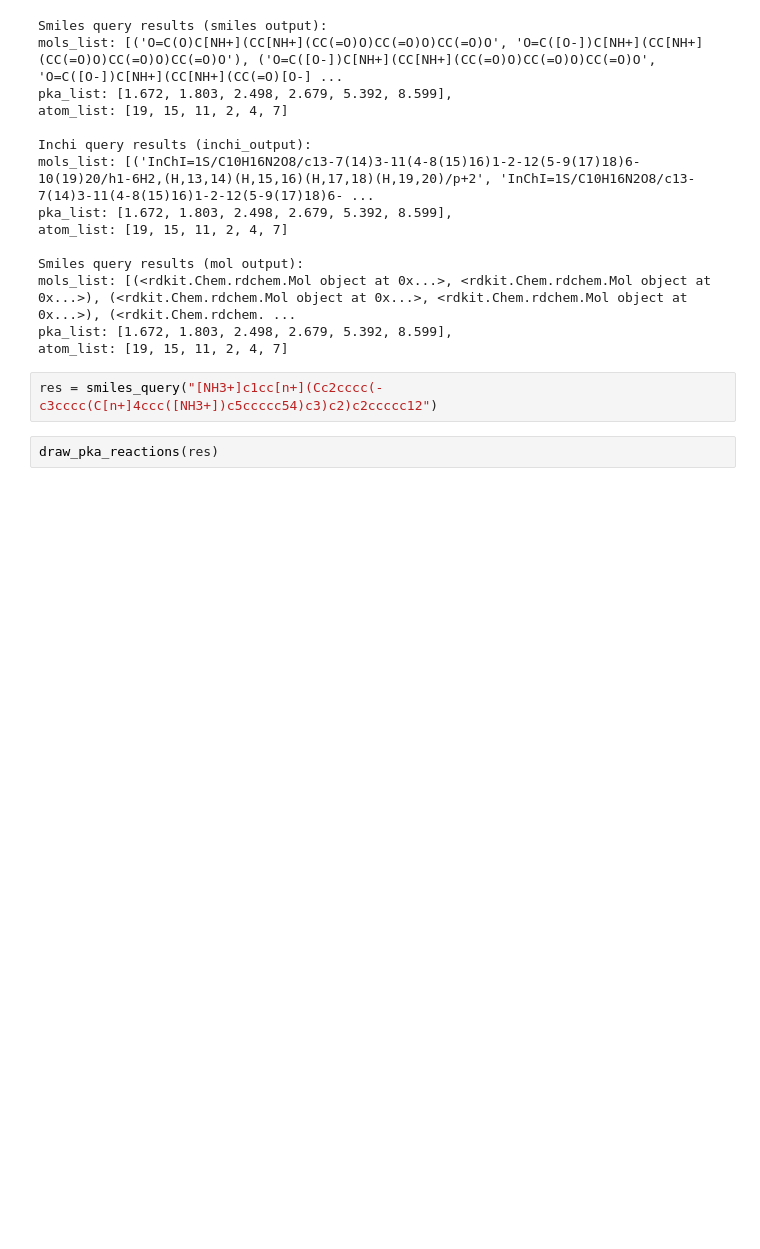
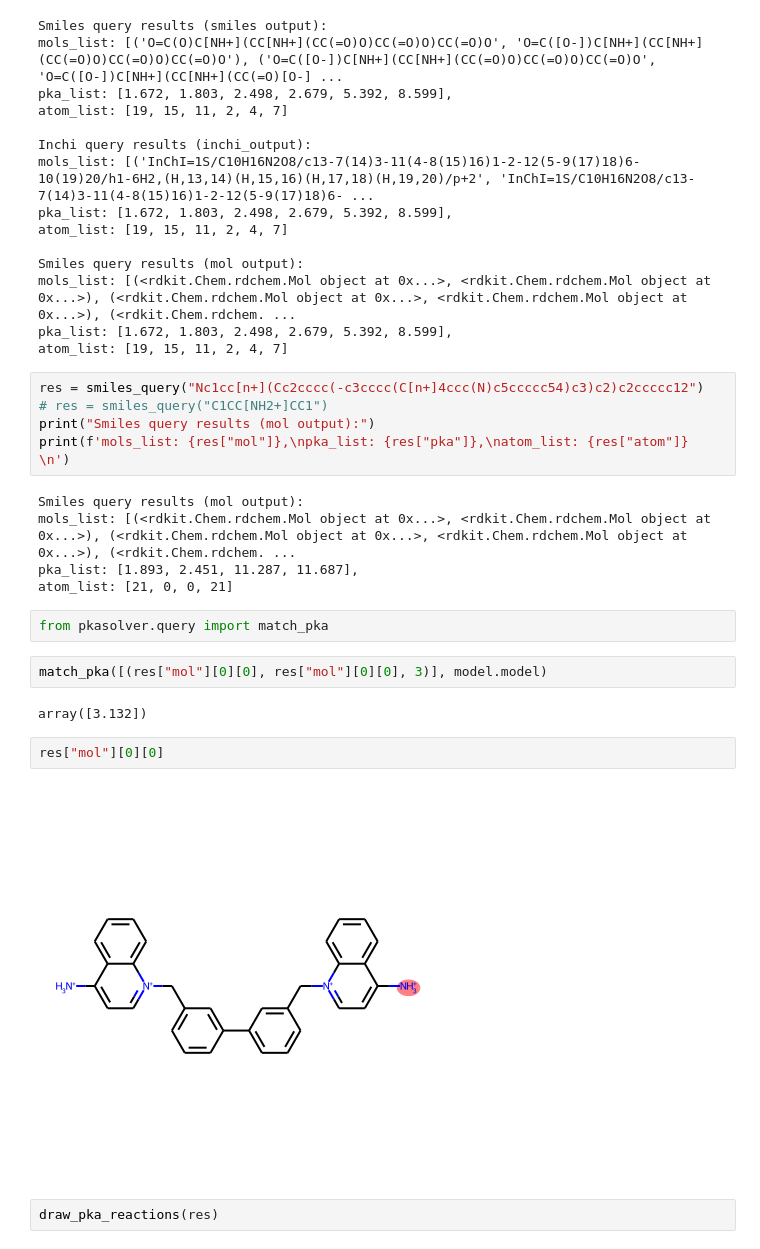
Before and after one commit to mayrf/pkasolver, a Jupyter notebook: notebooks/query_example.ipynb, the cells around one changed output. Saved outputs shown, nothing was run; the diff lists cells and outputs as text; blank space fills up the shorter version.

```diff
--- a/notebooks/query_example.ipynb
+++ b/notebooks/query_example.ipynb
@@ -54,7 +60,25 @@ mols_list: [(<rdkit.Chem.rdchem.Mol object at 0x...>, <rdkit.Chem.rdchem.Mol obj
 pka_list: [1.672, 1.803, 2.498, 2.679, 5.392, 8.599],
 atom_list: [19, 15, 11, 2, 4, 7]
 # %%
-res = smiles_query("[NH3+]c1cc[n+](Cc2cccc(-c3cccc(C[n+]4ccc([NH3+])c5ccccc54)c3)c2)c2ccccc12")
+res = smiles_query("Nc1cc[n+](Cc2cccc(-c3cccc(C[n+]4ccc(N)c5ccccc54)c3)c2)c2ccccc12")
+# res = smiles_query("C1CC[NH2+]CC1")
+print("Smiles query results (mol output):")
+print(f'mols_list: {res["mol"]},\npka_list: {res["pka"]},\natom_list: {res["atom"]} \n')
+# %% [output]
+Smiles query results (mol output):
+mols_list: [(<rdkit.Chem.rdchem.Mol object at 0x...>, <rdkit.Chem.rdchem.Mol object at 0x...>), (<rdkit.Chem.rdchem.Mol object at 0x...>, <rdkit.Chem.rdchem.Mol object at 0x...>), (<rdkit.Chem.rdchem. ...
+pka_list: [1.893, 2.451, 11.287, 11.687],
+atom_list: [21, 0, 0, 21]
+# %%
+from pkasolver.query import match_pka
+# %%
+match_pka([(res["mol"][0][0], res["mol"][0][0], 3)], model.model)
+# %% [output]
+array([3.132])
+# %%
+res["mol"][0][0]
+# %% [output]
+[figure, added]
 # %%
 draw_pka_reactions(res)
 # %% [output]
```
Also changed, not shown: parts of 4 cells of this notebook, 5 other files.
